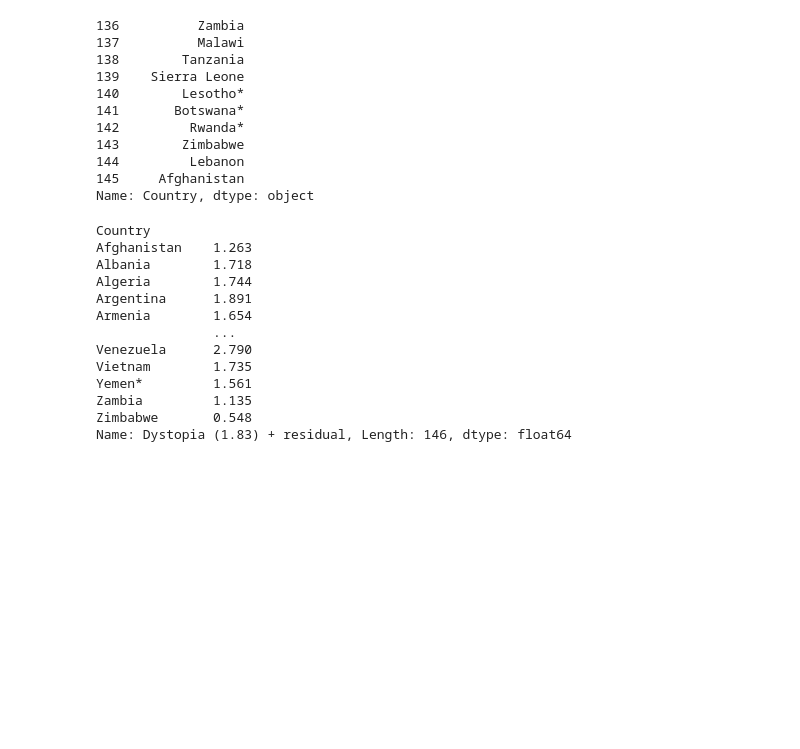
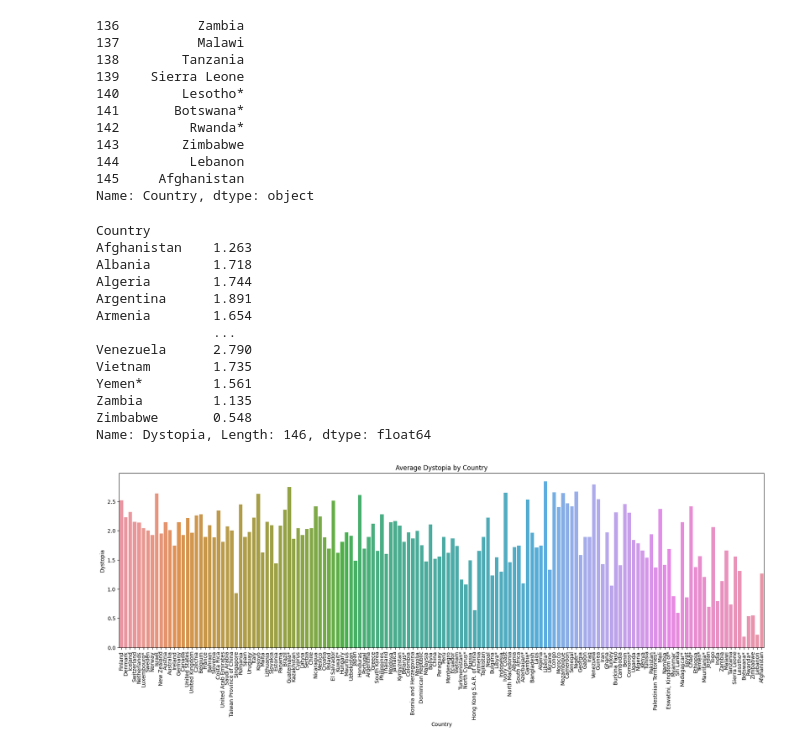
Before and after one commit to ecomunick/omdena, a Jupyter notebook: EDA_project/notebook/world_happiness_2022.ipynb, the cells around one changed output. Drawn from its saved outputs; the diff is of its cells as text; code cells hidden in the pictures; blank space fills up the shorter version.

```diff
--- a/EDA_project/notebook/world_happiness_2022.ipynb
+++ b/EDA_project/notebook/world_happiness_2022.ipynb
@@ -45,3 +58,12 @@ df.head()
 | 2 | 3 | Iceland | 7.557 | 7.651 | 7.464 | 2.320 | ... |
 | 3 | 4 | Switzerland | 7.512 | 7.586 | 7.437 | 2.153 | ... |
 | 4 | 5 | Netherlands | 7.415 | 7.471 | 7.359 | 2.137 | ... |
+# %%
+# Let's arrange our columns
+df.rename(columns = {'Dystopia (1.83) + residual':'Dystopia',
+                     'Explained by: GDP per capita':'GDP per capita',
+                     'Explained by: Social support':'Social support',
+                     'Explained by: Healthy life expectancy':'Healthy life expectancy',
+                     'Explained by: Freedom to make life choices':'Freedom to choices',
+                     'Explained by: Generosity':'Generosity',
+                     'Explained by: Perceptions of corruption':'Perceptions of corruption'}, inplace = True)
@@ -144,7 +219,7 @@ df['Country'].tail(10)
 Name: Country, dtype: object
 # %%
 #Dyostopia by country
-df.groupby('Country')['Dystopia (1.83) + residual'].mean()
+df.groupby('Country')['Dystopia'].mean()
 # %% [output]
 Country
 Afghanistan    1.263
@@ -158,4 +233,28 @@ Vietnam        1.735
 Yemen*         1.561
 Zambia         1.135
 Zimbabwe       0.548
-Name: Dystopia (1.83) + residual, Length: 146, dtype: float64
+Name: Dystopia, Length: 146, dtype: float64
+# %%
+#import plotly.express as px
+#Dyostopia by country
+#bar_chart = px.bar(df, x='Country', y='Dystopia', title='Average Dyostopia by Country')
+#bar_chart.show()
+
+
+
+
+#Dyostopia by country
+# Create a bar chart using Seaborn
+plt.figure(figsize=(22, 6))  # Adjust the figure size if needed
+sns.barplot(data=df, x='Country', y='Dystopia')
+
+# Add a title
+plt.title('Average Dystopia by Country')
+
+# Rotate x-axis labels for better visibility
+plt.xticks(rotation=90)
+
+# Show the chart
+plt.show()
+# %% [output]
+[figure, added]
```
Also changed, not shown: parts of 19 cells of this notebook.
